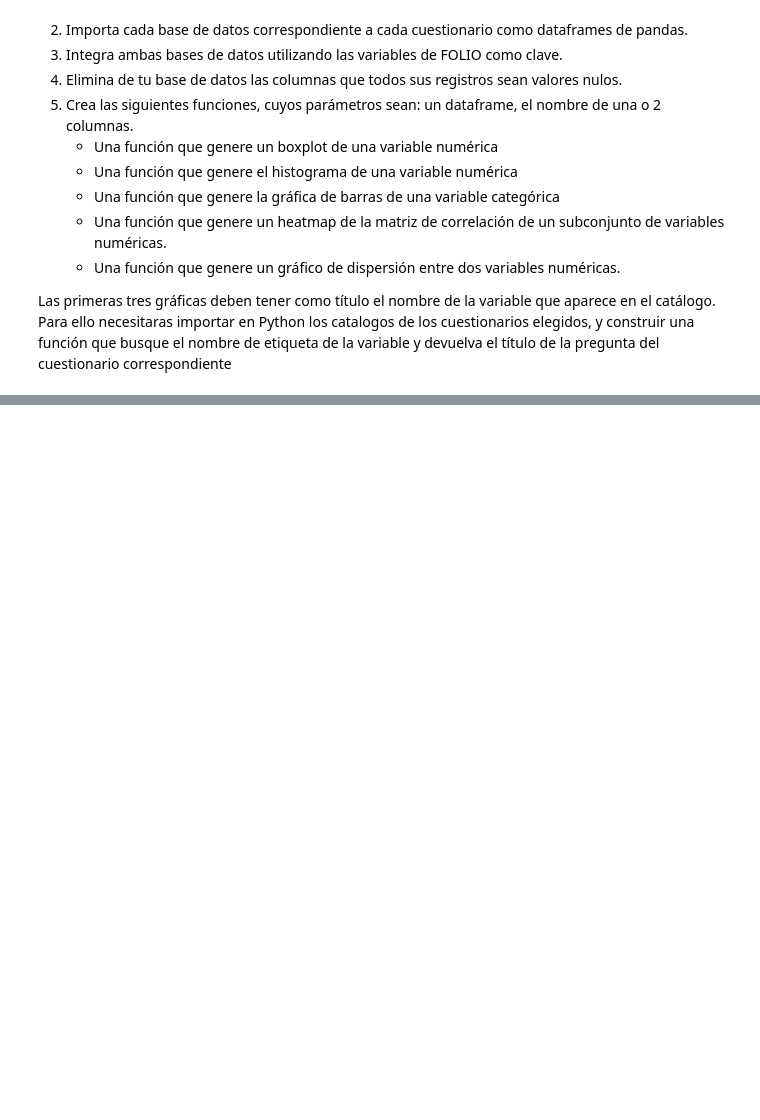
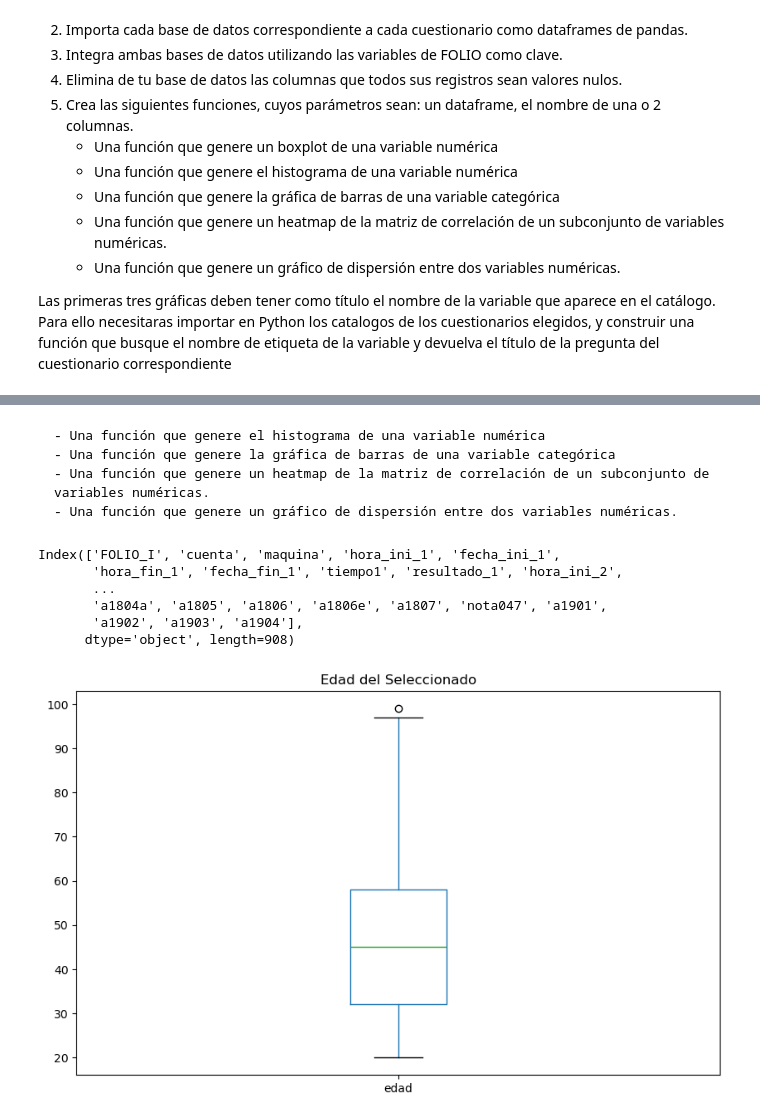
Before and after one commit to heritaco/Data-Mining, a Jupyter notebook: 04-Ensanut/Lab3_Arroyo_Espino_V1.ipynb, the cells around one changed output, grey strips where cells are left out. Cells and saved outputs as stored; diff of their text form; code cells hidden in the pictures; blank space fills up the shorter version.

```diff
--- a/04-Ensanut/Lab3_Arroyo_Espino_V1.ipynb
+++ b/04-Ensanut/Lab3_Arroyo_Espino_V1.ipynb
@@ -82,0 +91,5 @@ YF.download() has changed argument auto_adjust default to True
+# %%
+# 4 se eliminan las columnas que tienen todos los valores nulos (por ahora)
+empty = [column for column in merge.columns if merge[column].isnull().all()] # se identifican las columnas que tienen todos los valores nulos
+mergefull = merge.drop(columns=empty) # se eliminan las columnas que tienen todos los valores nulos
+mergefull
@@ -82,0 +110,4 @@ YF.download() has changed argument auto_adjust default to True
+# %%
+# 5 se eliminan las columnas que tienen más del 50% de valores nulos
+catad = pd.read_excel('adultos_ensanut2023_w_n.Catlogo.xlsx', skiprows=16) # se carga el archivo de catálogo de la base de datos adultos
+catad
@@ -82,0 +128,3 @@ YF.download() has changed argument auto_adjust default to True
+# %%
+catho = pd.read_excel('hogar_ensanut2023_w_n.Catlogo.xlsx', skiprows=16) # se carga el archivo de catálogo de la base de datos hogar
+catho
@@ -82,0 +162,3 @@ YF.download() has changed argument auto_adjust default to True
+# %%
+dictcat = dict(zip(cat['Variable'], cat['Etiqueta']))
+dictcat
@@ -82,0 +183,26 @@ YF.download() has changed argument auto_adjust default to True
+# %% [markdown]
+
+    - Una función que genere el histograma de una variable numérica
+    - Una función que genere la gráfica de barras de una variable categórica
+    - Una función que genere un heatmap de la matriz de correlación de un subconjunto de variables numéricas.
+    - Una función que genere un gráfico de dispersión entre dos variables numéricas.
+# %%
+mergefull.columns
+# %% [output]
+Index(['FOLIO_I', 'cuenta', 'maquina', 'hora_ini_1', 'fecha_ini_1',
+       'hora_fin_1', 'fecha_fin_1', 'tiempo1', 'resultado_1', 'hora_ini_2',
+       ...
+       'a1804a', 'a1805', 'a1806', 'a1806e', 'a1807', 'nota047', 'a1901',
+       'a1902', 'a1903', 'a1904'],
+      dtype='object', length=908)
+# %%
+def box_plot(data, column):
+    plt.figure(figsize=(10, 6))
+    data.boxplot(column=column) # se crea un boxplot de la columna 'column'
+    plt.title(dictcat[column]) # se pone el título de la columna
+    plt.grid(False)
+    plt.show()
+
+box_plot(mergefull, 'edad')
+# %% [output]
+[figure, added]
```
Also changed, not shown: parts of 17 cells of this notebook.
